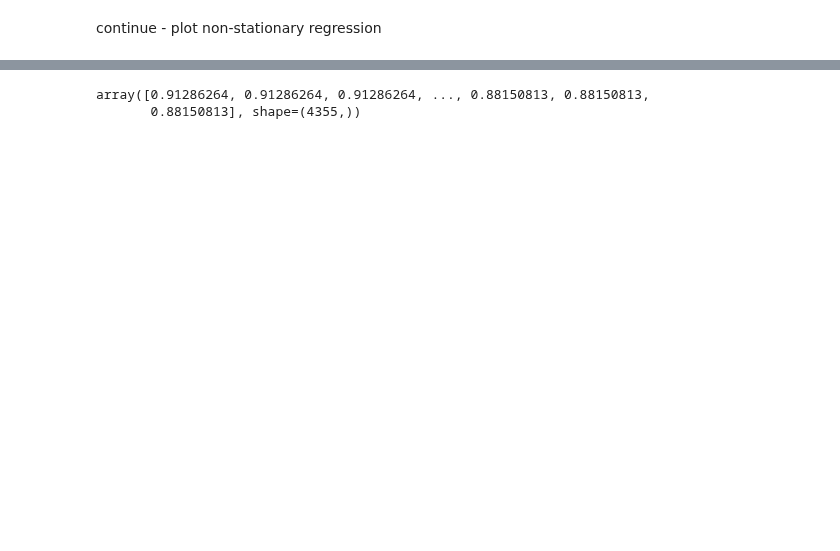
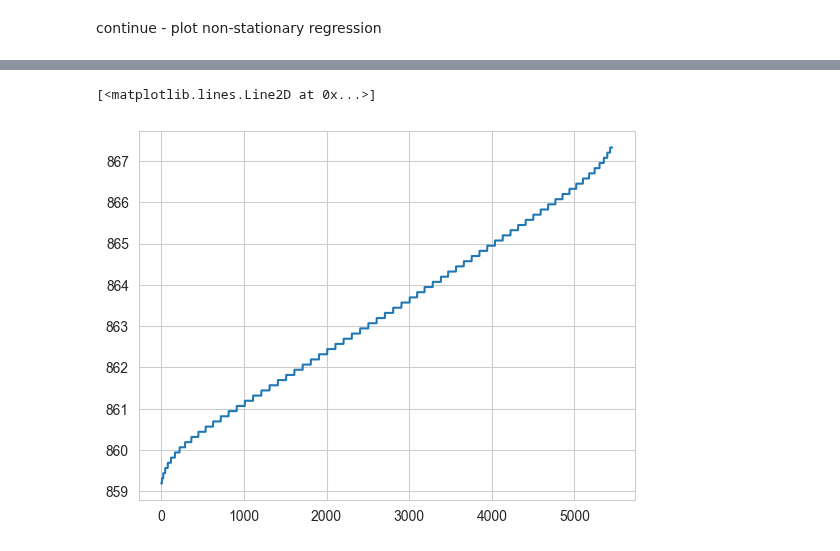
Before and after one commit to silviaelisabeth/SeaLevelExtremes, a Jupyter notebook: script/GEV_regression.ipynb, the cells around one changed output, grey strips where cells are left out. Drawn from its saved outputs; the diff is of its cells as text; code cells hidden in the pictures; blank space fills up the shorter version.

```diff
--- a/script/GEV_regression.ipynb
+++ b/script/GEV_regression.ipynb
@@ -151,8 +155,8 @@ df_non_stationary
 # %%
-df_non_stationary['CI']['mu_pred']
+plt.plot(df_non_stationary['CI']['mu_pred']*1000)
 # %% [output]
-array([0.91286264, 0.91286264, 0.91286264, ..., 0.88150813, 0.88150813,
-       0.88150813], shape=(4355,))
+[<matplotlib.lines.Line2D at 0x...>]
+[figure, added]
 # %%
 fig, ax = plt.subplots(figsize=(13, 4))
 
```
Also changed, not shown: parts of 13 cells of this notebook, 2 other files.
